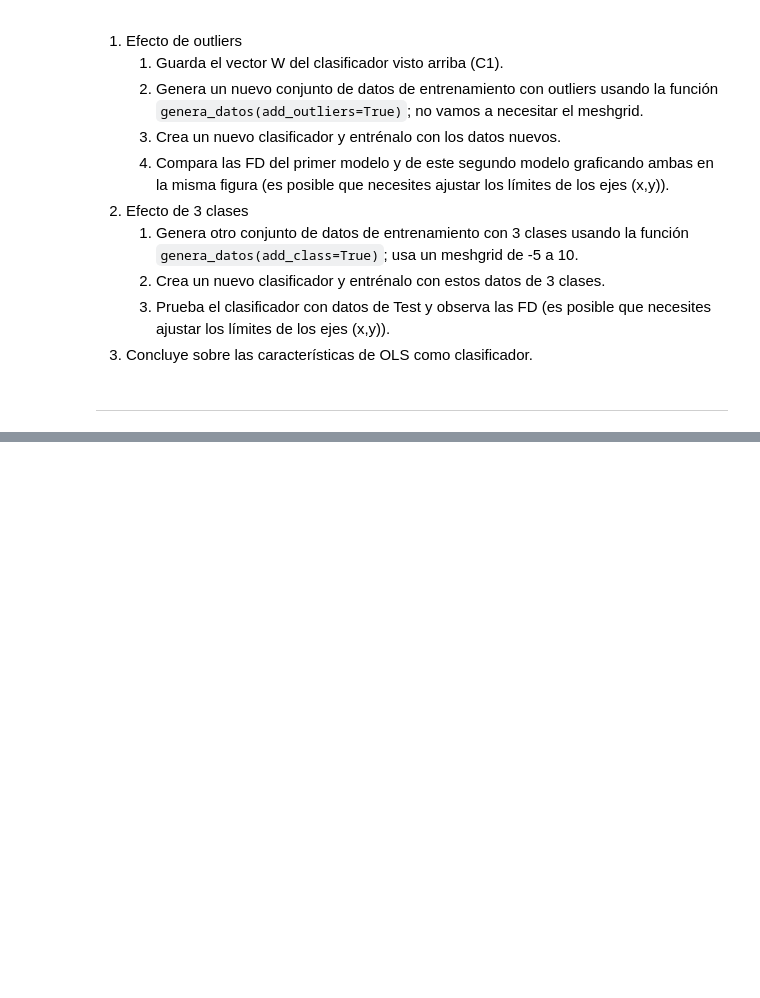
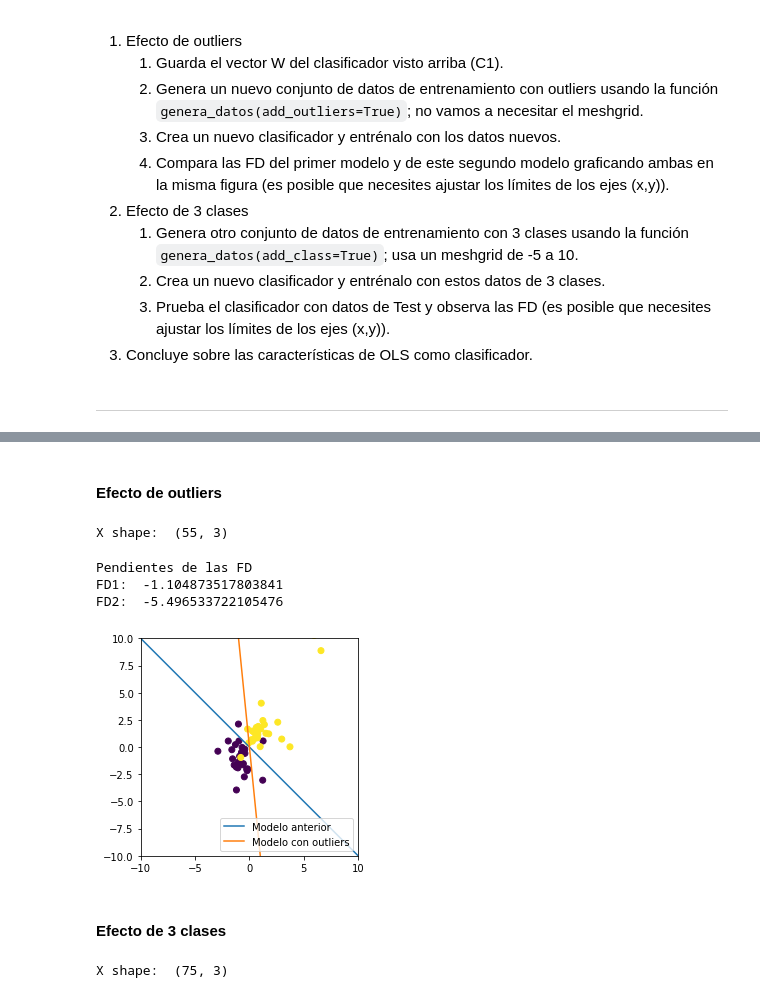
Before and after one commit to johedan20012/Mineria-de-texto, a Jupyter notebook: Linear_Classification/Funciones_Discriminantes.ipynb, the cells around one changed output, grey strips where cells are left out. Drawn from its saved outputs; the diff is of its cells as text; code cells hidden in the pictures; blank space fills up the shorter version.

```diff
--- a/Linear_Classification/Funciones_Discriminantes.ipynb
+++ b/Linear_Classification/Funciones_Discriminantes.ipynb
@@ -761,0 +774,2 @@ ___
+# %% [markdown]
+#### Efecto de outliers
@@ -761,0 +779,67 @@ ___
+# %%
+
+# Generación del nuevo conjunto de datos de entrenamiento incluyendo datos atípicos
+x_trainOl, y_trainOl = genera_datos(add_outliers=True)
+
+# Uso del modulo de preprocessing de sklearn para poner las features de forma polinomica
+features = preprocessing.PolynomialFeatures(1) # Con 1 transforma las features (x1,x2) a (1,x1,x2)
+X_trainOl=features.fit_transform(x_trainOl)
+
+print("X shape: ",X_trainOl.shape)
+# %% [output]
+X shape:  (55, 3)
+# %%
+# Creación del nuevo modelo
+modeloOl = LeastSquaresClassifier()
+# Entrenamiento
+modeloOl.fit(X_trainOl,y_trainOl)
+# %%
+# FD del primer modelo
+W2 = modelo.W[1:,1]
+A1 = [-100*W2[0],100*W2[1]]
+B1 = [100*W2[0],-100*W2[1]]
+
+# FD del nuevo modelo
+W2 = modeloOl.W[1:,1]
+A2 = [-100*W2[0],100*W2[1]]
+B2 = [1000*W2[0],-1000*W2[1]]
+
+print("Pendientes de las FD")
+print("FD1: ",(B1[0]-A1[0])/(B1[1]-A1[1]))
+print("FD2: ",(B2[0]-A2[0])/(B2[1]-A2[1]))
+
+# Dibujo de las FD de los 2 modelos
+fig, ax = plt.subplots()
+
+# Los datos anteriores
+#plt.scatter(x_train[:, 0], x_train[:, 1], c=y_train)
+# Los datos nuevos
+plt.scatter(x_trainOl[:, 0], x_trainOl[:, 1], c=y_trainOl)
+
+# Las FD
+plt.plot(A1,B1,label="Modelo anterior") # Del modelo anterior
+plt.plot(A2,B2,label="Modelo con outliers")
+
+plt.legend(loc ="lower right")
+plt.xlim(-10, 10)
+plt.ylim(-10, 10)
+plt.gca().set_aspect('equal', adjustable='box')
+plt.show()
+# %% [output]
+Pendientes de las FD
+FD1:  -1.104873517803841
+FD2:  -5.496533722105476
+[figure, added]
+# %% [markdown]
+#### Efecto de 3 clases
+# %%
+# Generación del conjunto de entrenamiento para 3 clases
+x_train3C, y_train3C = genera_datos(add_class = True)
+
+# Uso del modulo de preprocessing de sklearn para poner las features de forma polinomica
+features = preprocessing.PolynomialFeatures(1) # Con 1 transforma las features (x1,x2) a (1,x1,x2)
+X_train3C=features.fit_transform(x_train3C)
+
+print("X shape: ",X_train3C.shape)
+# %% [output]
+X shape:  (75, 3)
```
Also changed, not shown: parts of 13 cells of this notebook.
